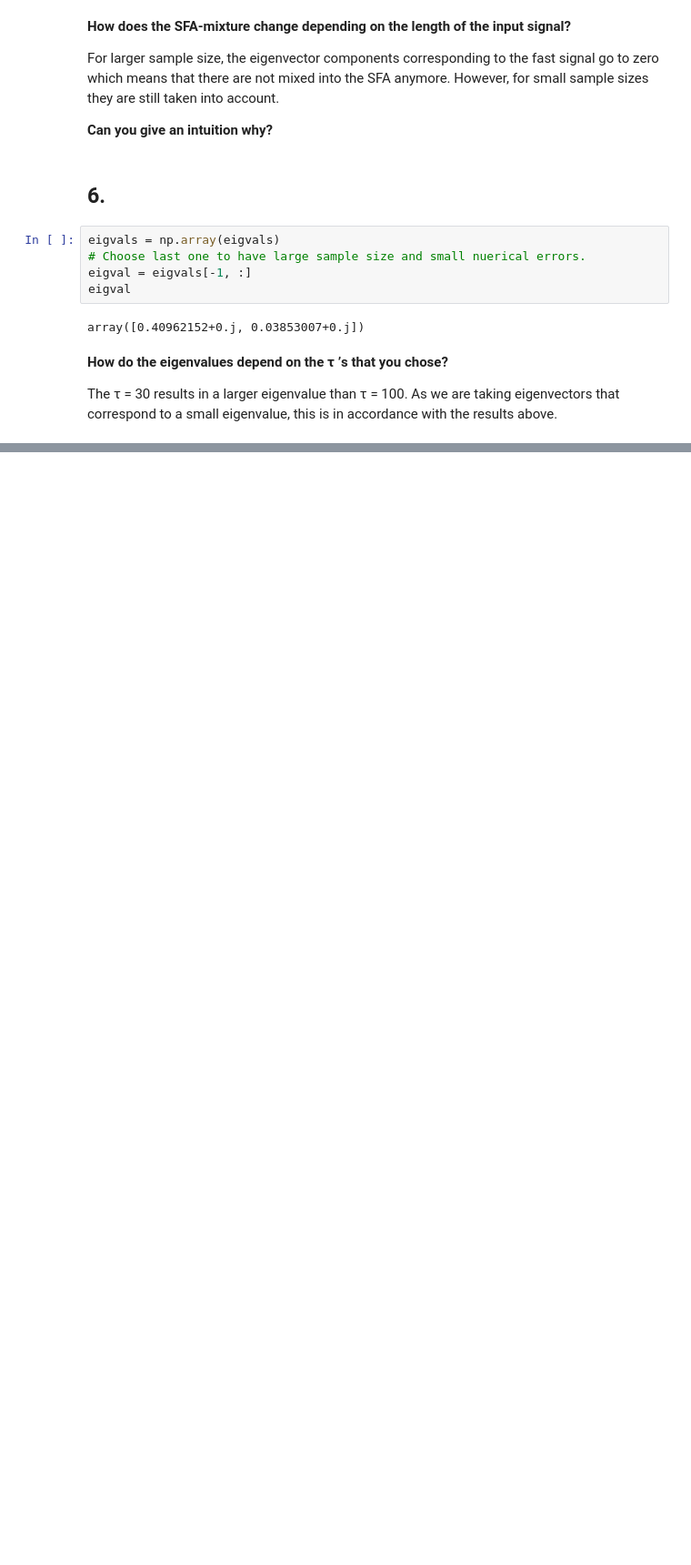
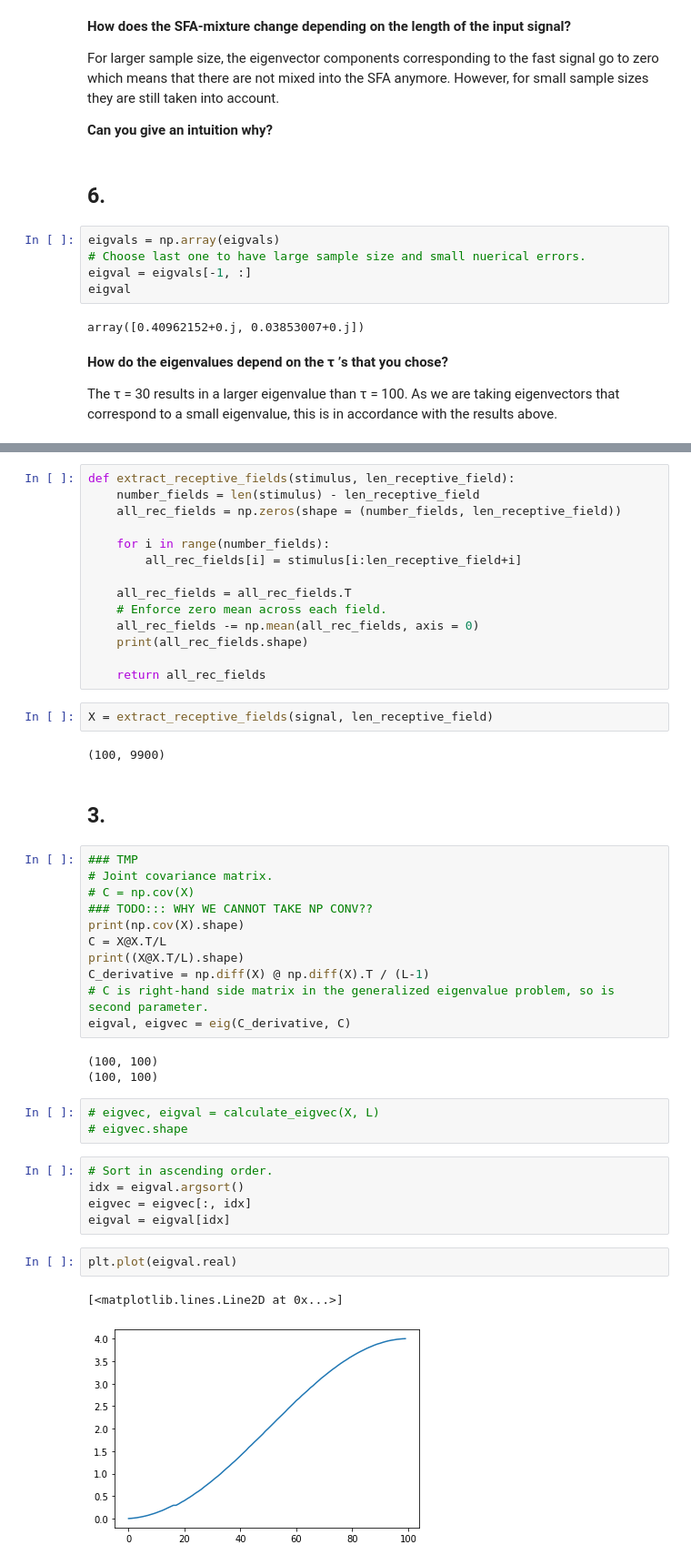
Before and after one commit to DorotheaMueller/mhbf, a Jupyter notebook: ex_2_budding_mueller.ipynb, the cells around one changed output, grey strips where cells are left out. Shown at 91% size. Drawn from its saved outputs; the diff is of its cells as text; blank space fills up the shorter version.

```diff
--- a/ex_2_budding_mueller.ipynb
+++ b/ex_2_budding_mueller.ipynb
@@ -161,0 +175,47 @@ The τ = 30 results in a larger eigenvalue than τ = 100. As we are taking eigen
+# %%
+def extract_receptive_fields(stimulus, len_receptive_field):
+    number_fields = len(stimulus) - len_receptive_field
+    all_rec_fields = np.zeros(shape = (number_fields, len_receptive_field))
+
+    for i in range(number_fields):
+        all_rec_fields[i] = stimulus[i:len_receptive_field+i]
+
+    all_rec_fields = all_rec_fields.T
+    # Enforce zero mean across each field.
+    all_rec_fields -= np.mean(all_rec_fields, axis = 0)
+    print(all_rec_fields.shape)
+
+    return all_rec_fields
+# %%
+X = extract_receptive_fields(signal, len_receptive_field)
+# %% [output]
+(100, 9900)
+# %% [markdown]
+## 3.
+# %%
+### TMP
+# Joint covariance matrix.
+# C = np.cov(X)
+### TODO::: WHY WE CANNOT TAKE NP CONV??
+print(np.cov(X).shape)
+C = X@X.T/L
+print((X@X.T/L).shape)
+C_derivative = np.diff(X) @ np.diff(X).T / (L-1)
+# C is right-hand side matrix in the generalized eigenvalue problem, so is second parameter.
+eigval, eigvec = eig(C_derivative, C)
+# %% [output]
+(100, 100)
+(100, 100)
+# %%
+# eigvec, eigval = calculate_eigvec(X, L)
+# eigvec.shape
+# %%
+# Sort in ascending order.
+idx = eigval.argsort()
+eigvec = eigvec[:, idx]
+eigval = eigval[idx]
+# %%
+plt.plot(eigval.real)
+# %% [output]
+[<matplotlib.lines.Line2D at 0x...>]
+[figure, added]
```
Also changed, not shown: parts of 15 cells of this notebook.
